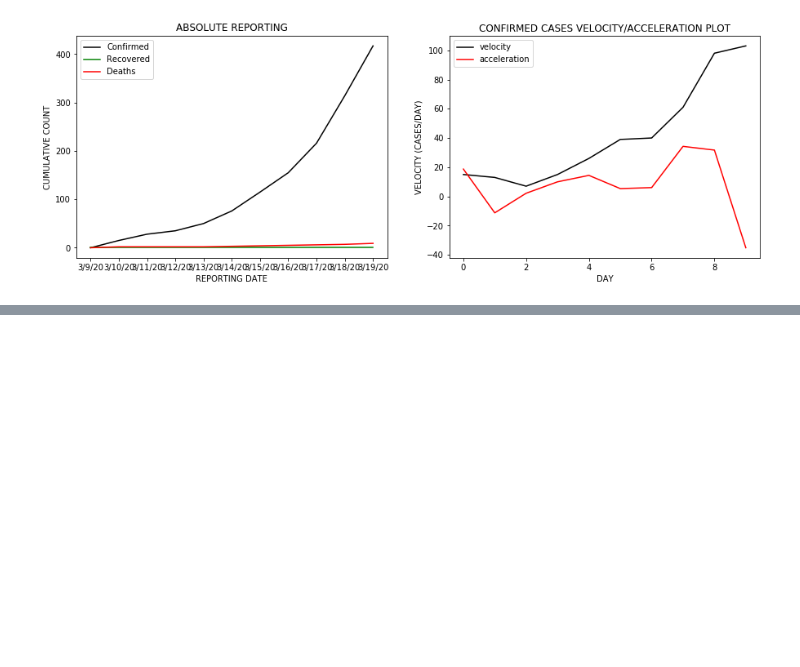
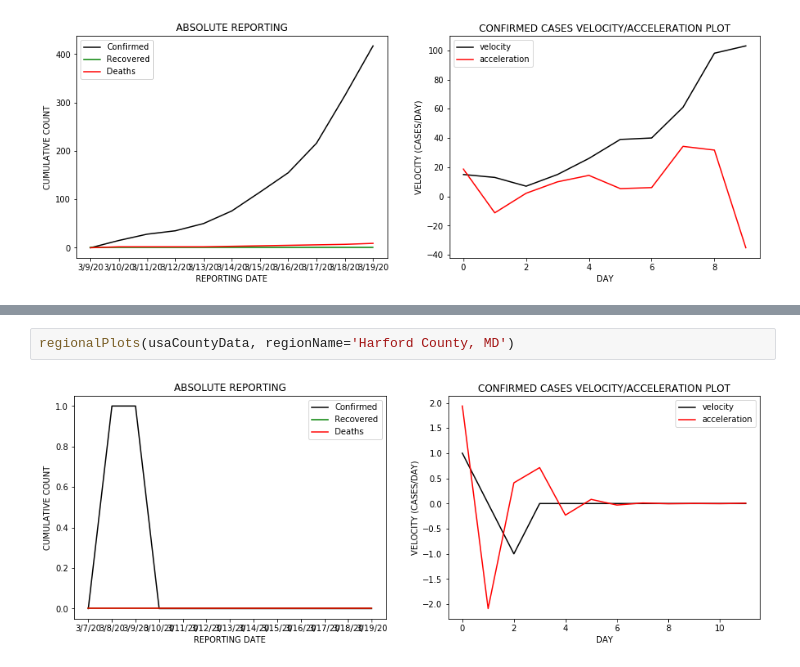
Before and after one commit to FocusedDiversity/Epidemiology, a Jupyter notebook: jupyter_nb/Data Sanity Check and Basic Analysis.ipynb, the cells around one changed output, grey strips where cells are left out. Drawn from its saved outputs; the diff is of its cells as text; blank space fills up the shorter version.

```diff
--- a/jupyter_nb/Data Sanity Check and Basic Analysis.ipynb
+++ b/jupyter_nb/Data Sanity Check and Basic Analysis.ipynb
@@ -112,0 +141,4 @@ regionalPlots(usaStateData, regionName='Florida')
+# %%
+regionalPlots(usaCountyData, regionName='Harford County, MD')
+# %% [output]
+[figure, added]
```
Also changed, not shown: parts of 6 cells of this notebook.
